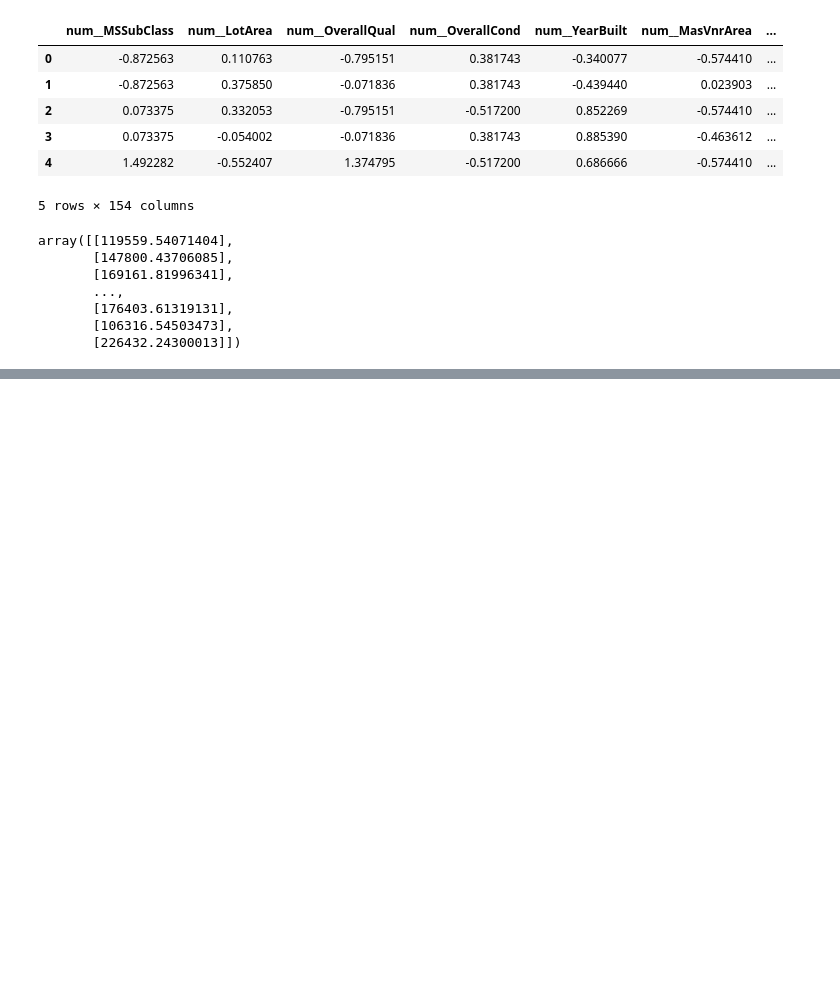
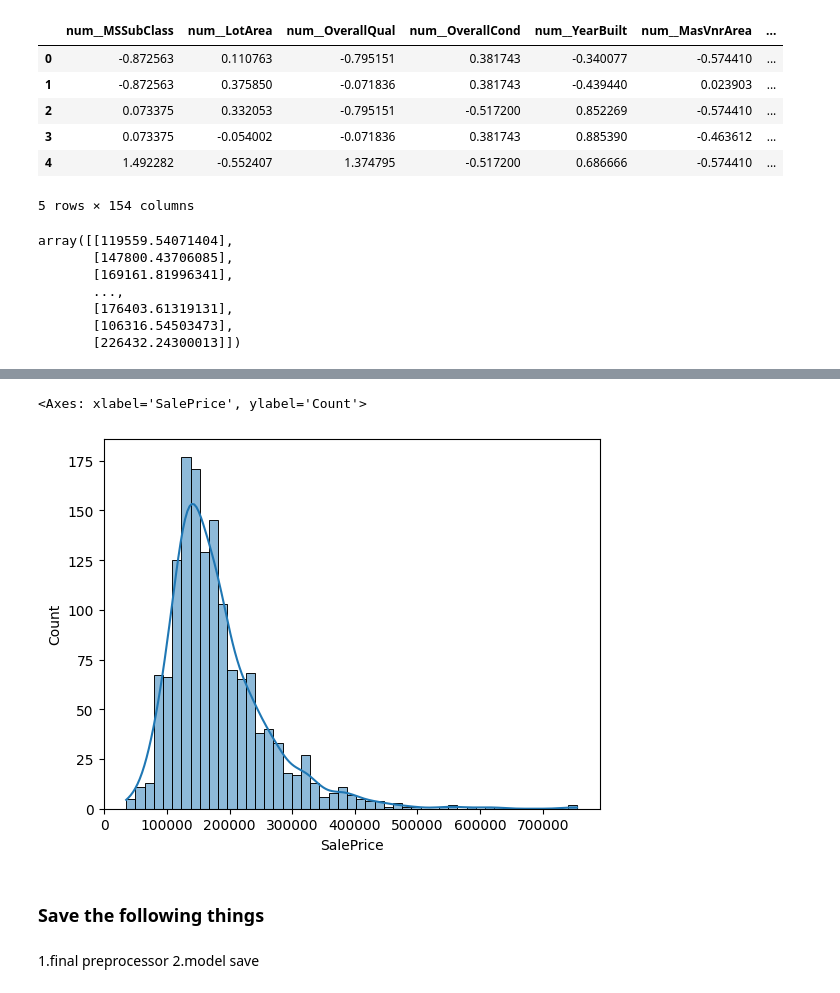
Before and after one commit to DhanashreeAmbekar/Machine-Learning, a Jupyter notebook: Project_1/Project_1.ipynb, the cells around one changed output, grey strips where cells are left out. Drawn from its saved outputs; the diff is of its cells as text; code cells hidden in the pictures; blank space fills up the shorter version.

```diff
--- a/Project_1/Project_1.ipynb
+++ b/Project_1/Project_1.ipynb
@@ -790,0 +799,11 @@ xnew.to_csv("RidgeResults.csv", index=False)
+# %%
+# Orignal data distribution
+sns.histplot(data = df, x="SalePrice", kde=True)
+# %% [output]
+<Axes: xlabel='SalePrice', ylabel='Count'>
+[figure, added]
+# %% [markdown]
+### Save the following things
+# %% [markdown]
+1.final preprocessor
+2.model save
```
Also changed, not shown: parts of 12 cells of this notebook, 3 other files.
